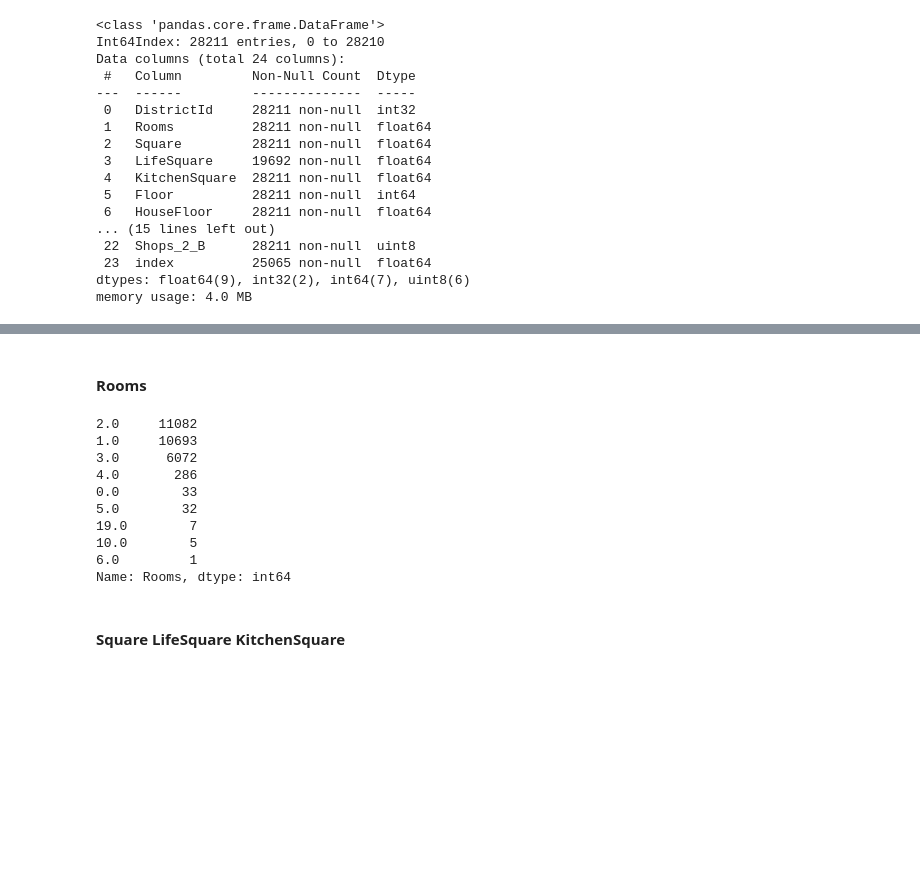
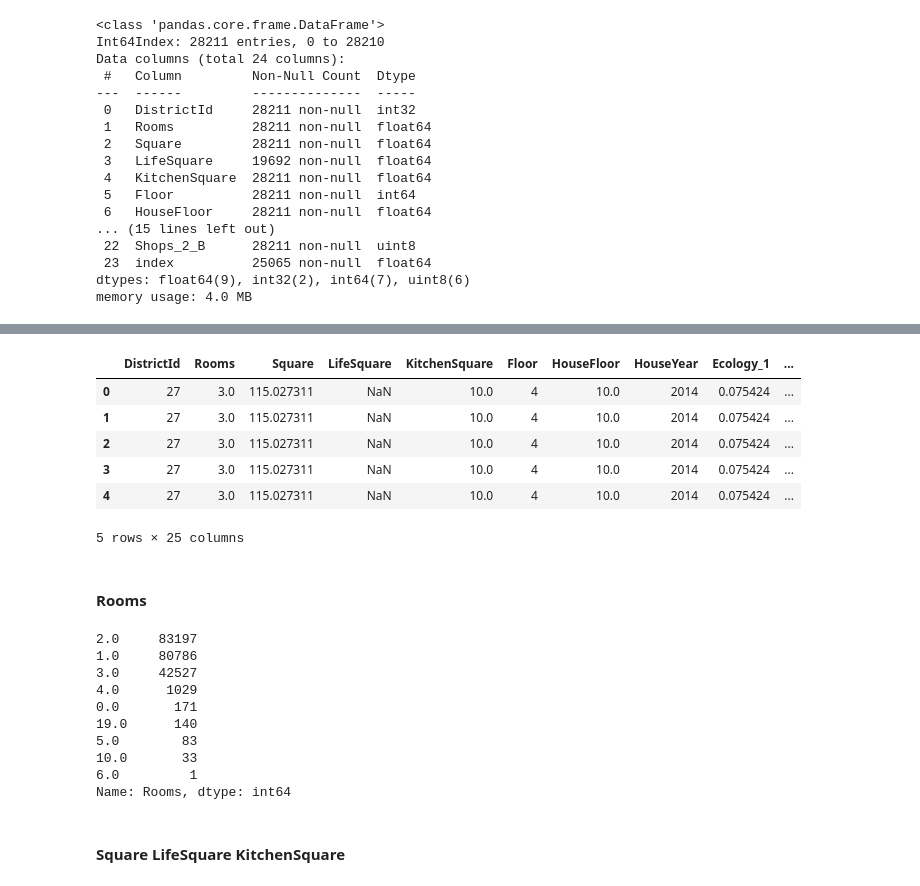
Before and after one commit to kotvmeshk/hometask, a Jupyter notebook: Hometask_lib/fin_project.ipynb, the cells around one changed output, grey strips where cells are left out. Saved outputs shown, nothing was run; the diff lists cells and outputs as text; code cells hidden in the pictures; blank space fills up the shorter version.

```diff
--- a/Hometask_lib/fin_project.ipynb
+++ b/Hometask_lib/fin_project.ipynb
@@ -128,6 +144,9 @@ plt.plot([i for i in range (2,8)], inertia_arr)
 [figure]
 # %%
 train_df['shops_distr'] = km_distr
+test_df['shops_distr'] = T_km_distr
 # %%
 
 train_df = train_df.drop('Id',axis=1)
+
+test_df = test_df.drop('Id',axis=1)
@@ -182,3 +185,4 @@ train_df.describe()
 # %%
 
 train_df = pd.get_dummies(train_df)
+test_df = pd.get_dummies(test_df)
@@ -290,3 +252,8 @@ Data columns (total 24 columns):
  23  index          25065 non-null  float64
 dtypes: float64(9), int32(2), int64(7), uint8(6)
 memory usage: 4.0 MB
+# %%
+district_size = test_df['DistrictId'].value_counts().reset_index()
+district_size.rename(columns={'index': 'DistrictId', 'DistrictId':'DistritSize'})
+test_df = pd.merge(train_df, district_size, on = 'DistrictId', how = 'left')
+test_df.info()
@@ -293,3 +278,13 @@ memory usage: 4.0 MB
+# %%
+test_df.head()
+# %% [output]
+|  | DistrictId | Rooms | Square | LifeSquare | KitchenSquare | Floor | HouseFloor | HouseYear | Ecology_1 | ... |
+| 0 | 27 | 3.0 | 115.027311 | NaN | 10.0 | 4 | 10.0 | 2014 | 0.075424 | ... |
+| 1 | 27 | 3.0 | 115.027311 | NaN | 10.0 | 4 | 10.0 | 2014 | 0.075424 | ... |
+| 2 | 27 | 3.0 | 115.027311 | NaN | 10.0 | 4 | 10.0 | 2014 | 0.075424 | ... |
+| 3 | 27 | 3.0 | 115.027311 | NaN | 10.0 | 4 | 10.0 | 2014 | 0.075424 | ... |
+| 4 | 27 | 3.0 | 115.027311 | NaN | 10.0 | 4 | 10.0 | 2014 | 0.075424 | ... |
+5 rows × 25 columns
 # %%
 # import matplotlib.pyplot as plt
 
@@ -297,16 +292,16 @@ memory usage: 4.0 MB
 # %% [markdown]
 #### Rooms
 # %%
-train_df['Rooms'].value_counts()
+test_df['Rooms'].value_counts()
 # %% [output]
-2.0     11082
-1.0     10693
-3.0      6072
-4.0       286
-0.0        33
-5.0        32
-19.0        7
-10.0        5
+2.0     83197
+1.0     80786
+3.0     42527
+4.0      1029
+0.0       171
+19.0      140
+5.0        83
+10.0       33
 6.0         1
 Name: Rooms, dtype: int64
 # %%
```
Also changed, not shown: parts of 74 cells of this notebook.
